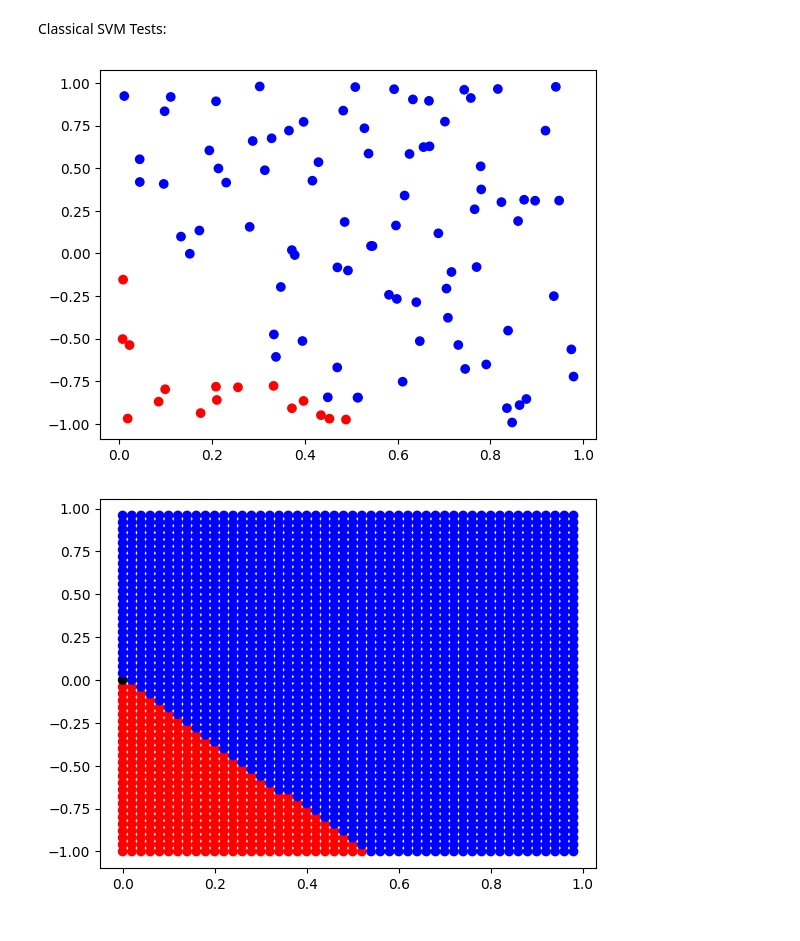
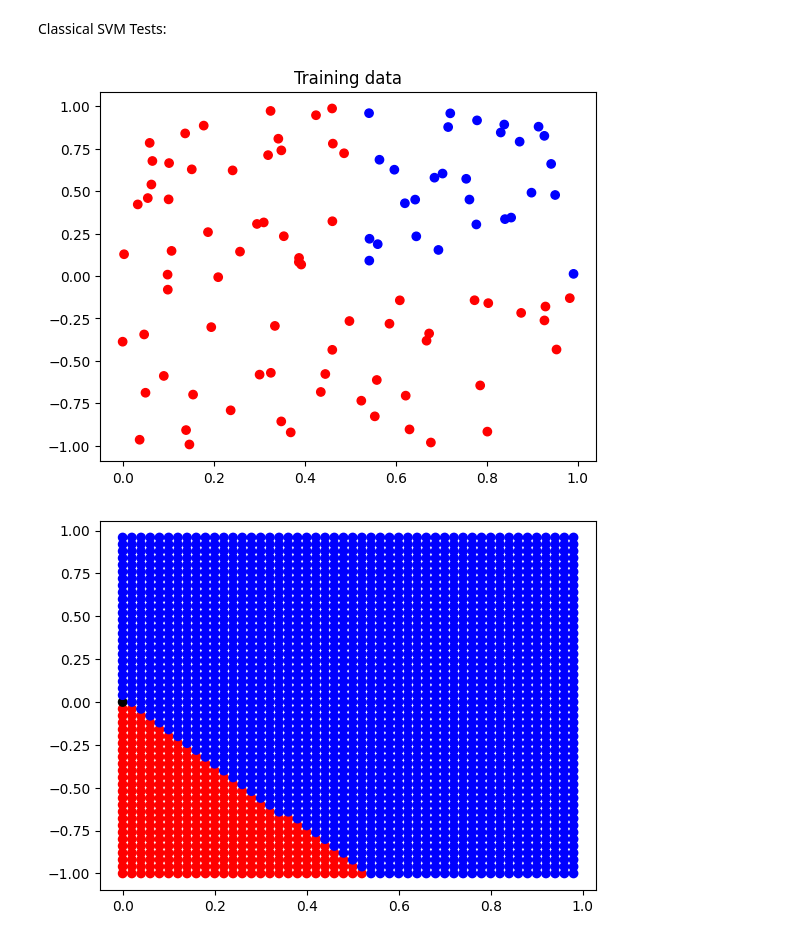
Before and after one commit to oliverszal/CML_benchmarks, a Jupyter notebook: SVM.ipynb, the cells around one changed output. Cells and saved outputs as stored; diff of their text form; code cells hidden in the pictures.

```diff
--- a/SVM.ipynb
+++ b/SVM.ipynb
@@ -184,18 +184,16 @@ Classical SVM Tests:
 # %%
 N = 100
 C = 1
 gamma = 1e-1
 vectors = np.transpose([np.random.rand(N), 2*np.random.rand(N)-1])
 labels = [2*int(y>0 and x>0.5)-1 for x,y in vectors]
-#objective, alpha, g = cSVM(vectors, labels, C, kernel=gauss_kernel(gamma), solver='CPLEX', time_limit=10)
-objective, alpha, g = cSVM(vectors, labels, C, kernel=linear_kernel(1), solver='CPLEX', time_limit=10)
+x, y = np.transpose(vectors)
+plt.scatter(x,y, c=['blue' if labels[i] > 0 else 'red' for i in range(N)])
+plt.title('Training data')
+plt.show()
+objective, alpha, g = cSVM(vectors, labels, C, kernel=gauss_kernel(gamma), solver='CPLEX', time_limit=10)
+# %% [output]
+[figure, added]
-# %%
-# verify on test data:
-x, y = np.transpose(vectors)
-plt.scatter(x,y, c=['blue' if g(p) > 0 else 'red' if g(p) < 0 else 'black 'for p in vectors])
-plt.show()
-# %% [output]
-[figure, removed]
 # %%
 M = 50
 x, y = (np.array([[i]*M for i in range(M)])/M).flatten(), 2*np.array(list(range(M))*M)/M - 1
```
Also changed, not shown: parts of 4 cells of this notebook.
